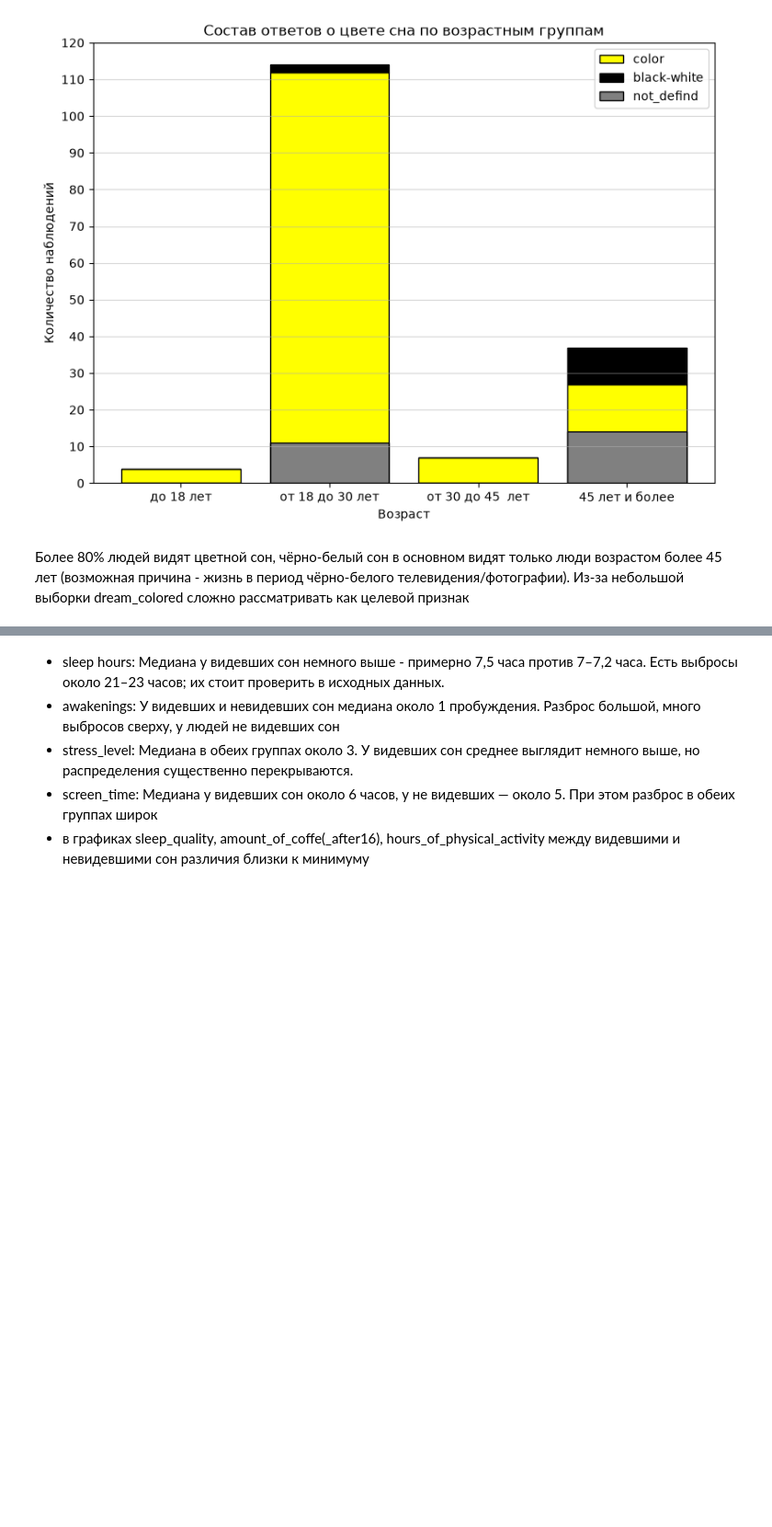
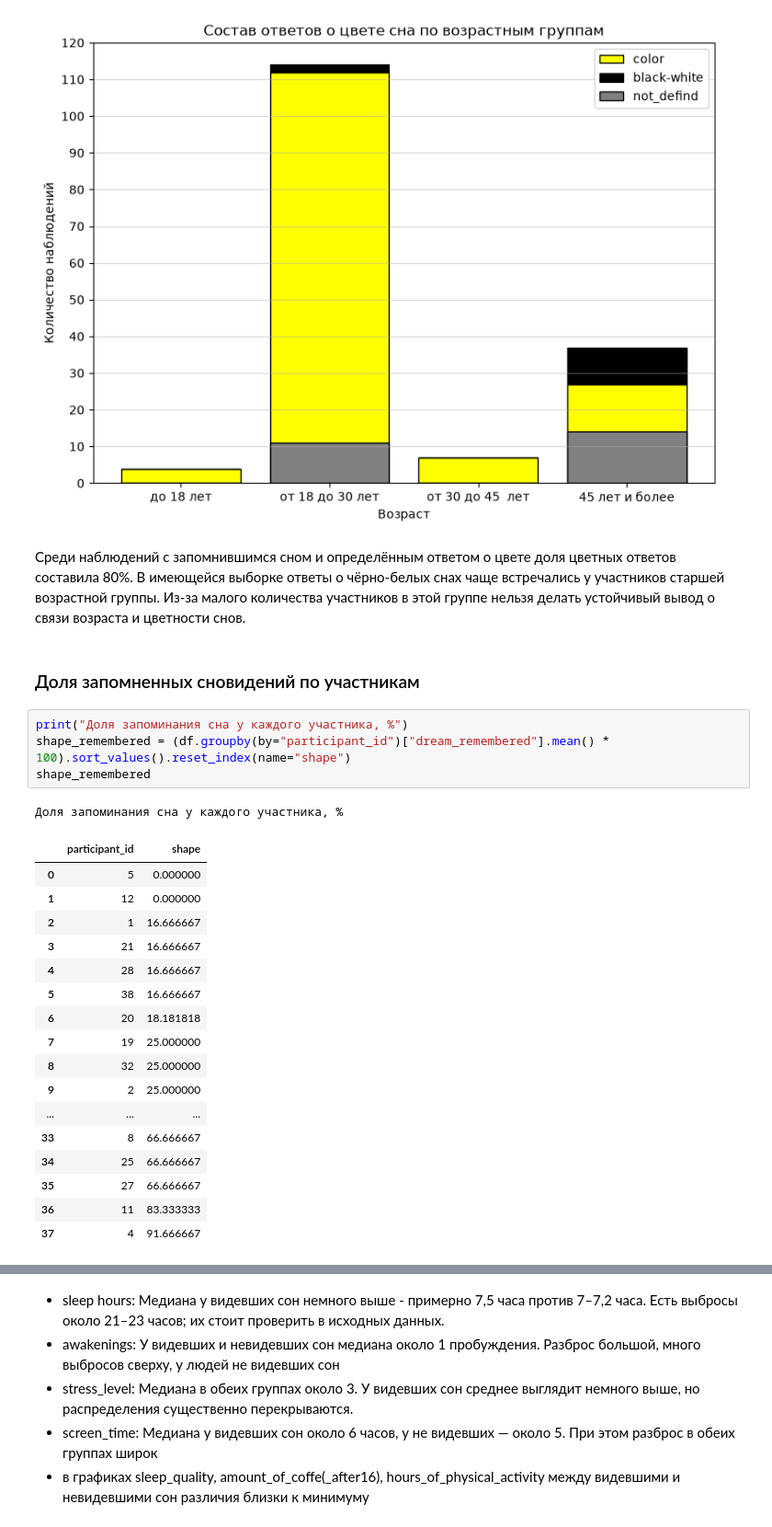
Before and after one commit to EnemyOfDeath7/dream-project, a Jupyter notebook: dream.ipynb, the cells around one changed output, grey strips where cells are left out. Shown at 92% size. Saved outputs shown, nothing was run; the diff lists cells and outputs as text; blank space fills up the shorter version.

```diff
--- a/dream.ipynb
+++ b/dream.ipynb
@@ -383,4 +424,29 @@ plt.show()
 # %% [output]
 [figure]
 # %% [markdown]
-Более 80% людей видят цветной сон, чёрно-белый сон в основном видят только люди возрастом более 45 лет (возможная причина - жизнь в период чёрно-белого телевидения/фотографии). Из-за небольшой выборки dream_colored сложно рассматривать как целевой признак
+Среди наблюдений с запомнившимся сном и определённым ответом о цвете доля цветных ответов составила 80%. В имеющейся выборке ответы о чёрно-белых снах чаще встречались у участников старшей возрастной группы. Из-за малого количества участников в этой группе нельзя делать устойчивый вывод о связи возраста и цветности снов.
+# %% [markdown]
+### Доля запомненных сновидений по участникам
+# %%
+print("Доля запоминания сна у каждого участника, %")
+shape_remembered = (df.groupby(by="participant_id")["dream_remembered"].mean() * 100).sort_values().reset_index(name="shape")
+shape_remembered
+# %% [output]
+Доля запоминания сна у каждого участника, %
+|  | participant_id | shape |
+| 0 | 5 | 0.000000 |
+| 1 | 12 | 0.000000 |
+| 2 | 1 | 16.666667 |
+| 3 | 21 | 16.666667 |
+| 4 | 28 | 16.666667 |
+| 5 | 38 | 16.666667 |
+| 6 | 20 | 18.181818 |
+| 7 | 19 | 25.000000 |
+| 8 | 32 | 25.000000 |
+| 9 | 2 | 25.000000 |
+| ... | ... | ... |
+| 33 | 8 | 66.666667 |
+| 34 | 25 | 66.666667 |
+| 35 | 27 | 66.666667 |
+| 36 | 11 | 83.333333 |
+| 37 | 4 | 91.666667 |
```
Also changed, not shown: parts of 78 cells of this notebook.
